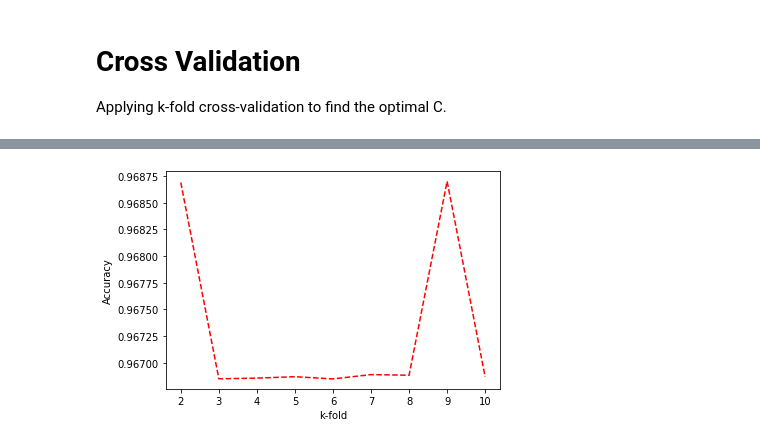
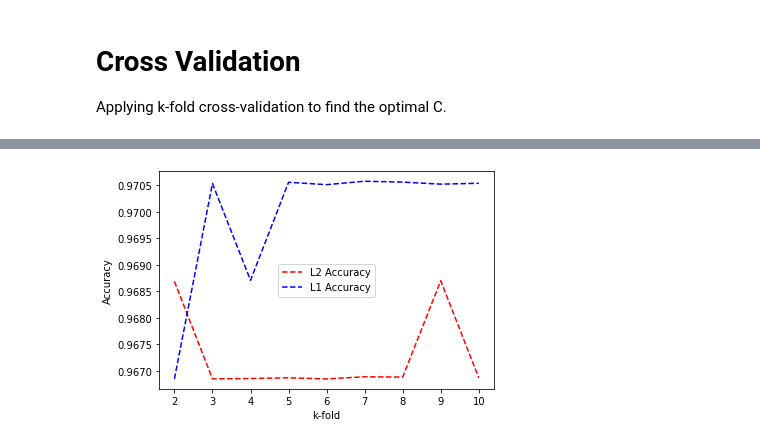
Before and after one commit to apurbaanik/ML_Final_Project_NBA, a Jupyter notebook: ML_Final_Project_Logistic.ipynb, the cells around one changed output, grey strips where cells are left out. Cells and saved outputs as stored; diff of their text form; code cells hidden in the pictures.

```diff
--- a/ML_Final_Project_Logistic.ipynb
+++ b/ML_Final_Project_Logistic.ipynb
@@ -262,19 +262,20 @@ from sklearn.linear_model import LogisticRegressionCV
 
 k_fold = [2,3,4,5,6,7,8,9,10]
 optimal_c_l2 = []
-accuracy_scores = []
+accuracy_scores_l2 = []
 
 print("Regularization l2:")
 for i in k_fold:
   logregCV = LogisticRegressionCV(cv = i, penalty ='l2', max_iter = 100000)
   logregCV.fit(X_train, y_train.reshape(y_train.shape[0]))
   score = logregCV.scores_[1].mean(axis=0).max()
-  accuracy_scores.append(score)
+  accuracy_scores_l2.append(score)
   index_max = logregCV.scores_[1].mean(axis=0).argmax()
   optimal_c_l2.append(logregCV.Cs_[index_max])
   print("k-fold:", i, "| Accuracy:", score)
 
 print("Optimal C for l2:", min(optimal_c_l2))
+print("Optimal λ for l1:", 1/min(optimal_c_l2))
 # %% [output]
 Regularization l2:
 k-fold: 2 | Accuracy: 0.9686889515953983
@@ -289,0 +292,16 @@ Optimal C for l2: 0.0001
+# %%
+optimal_c_l1 = []
+accuracy_scores_l1 = []
+
+print("Regularization l1:")
+for i in k_fold:
+  logregCV = LogisticRegressionCV(cv = i, solver='saga', penalty='l1', max_iter = 100000)
+  logregCV.fit(X_train, y_train.reshape(y_train.shape[0]))
+  score = logregCV.scores_[1].mean(axis=0).max()
+  accuracy_scores_l1.append(score)
+  index_max = logregCV.scores_[1].mean(axis=0).argmax()
+  optimal_c_l1.append(logregCV.Cs_[index_max])
+  print("k-fold:", i, "| Accuracy:", score)
+
+print("Optimal C for l1:", min(optimal_c_l1))
+print("Optimal λ for l1:", 1/min(optimal_c_l1))
@@ -290,7 +321,9 @@ Optimal C for l2: 0.0001
 # %%
-plt.plot(k_fold,accuracy_scores,'r--')
+plt.plot(k_fold,accuracy_scores_l2,'r--', label = "L2 Accuracy")
+plt.plot(k_fold,accuracy_scores_l1,'b--', label = "L1 Accuracy")
 plt.xlabel('k-fold')
 plt.ylabel('Accuracy')
+plt.legend()
 plt.show()
 # %% [output]
-[figure, old version]
+[figure, new version]
```
Also changed, not shown: parts of 4 cells of this notebook.
